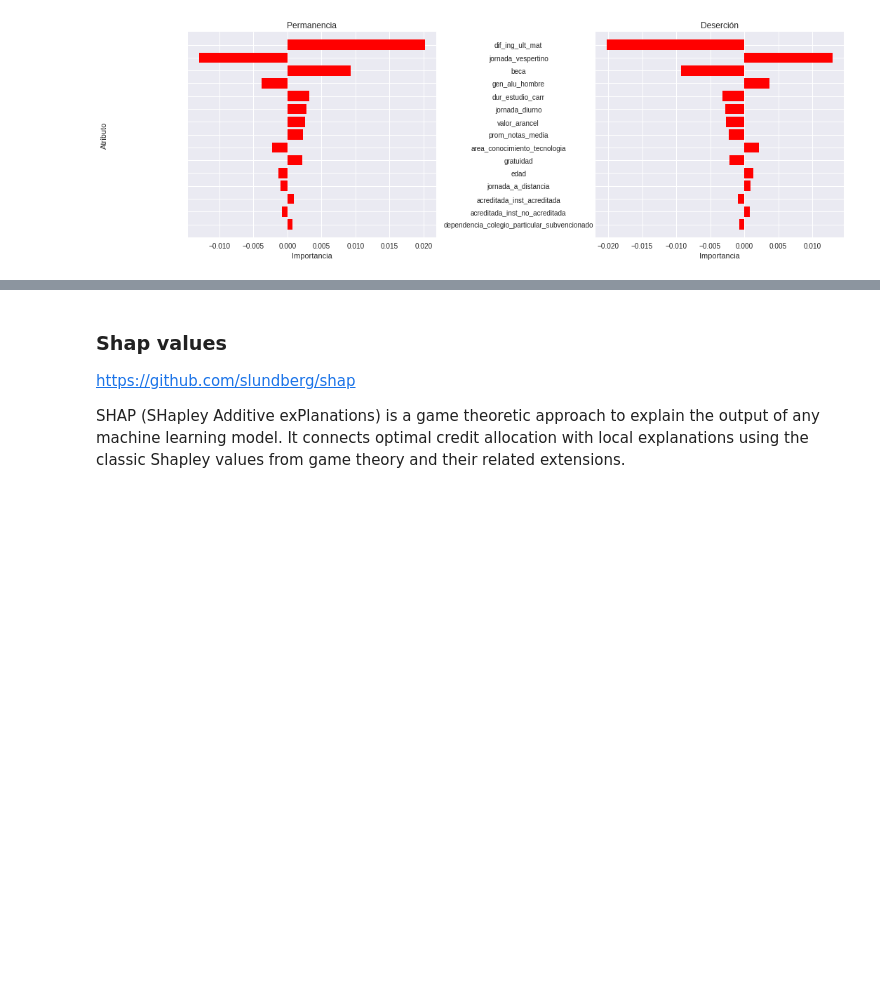
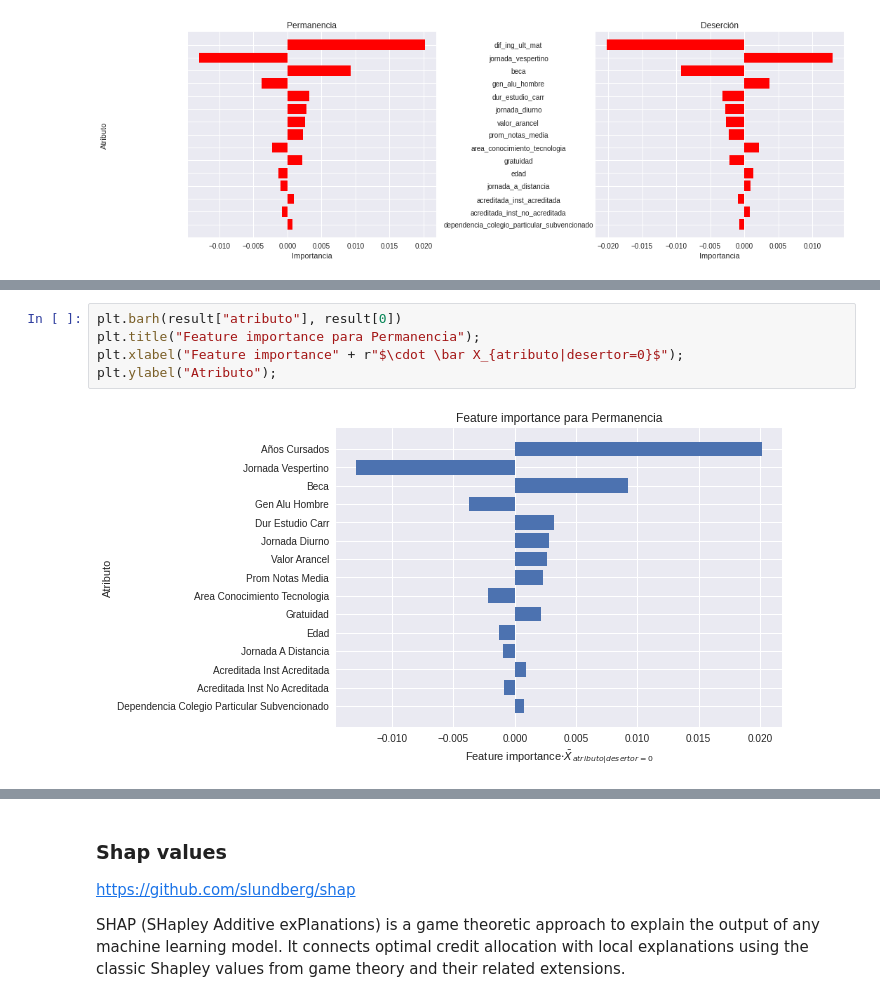
Before and after one commit to GianniCatBug/MDS7201-mineduc-desercion, a Jupyter notebook: notebooks/7-modelos.ipynb, the cells around one changed output, grey strips where cells are left out. Drawn from its saved outputs; the diff is of its cells as text; blank space fills up the shorter version.

```diff
--- a/notebooks/7-modelos.ipynb
+++ b/notebooks/7-modelos.ipynb
@@ -424,0 +444,7 @@ plt.tight_layout()
+# %%
+plt.barh(result["atributo"], result[0])
+plt.title("Feature importance para Permanencia");
+plt.xlabel("Feature importance" + r"$\cdot \bar X_{atributo|desertor=0}$");
+plt.ylabel("Atributo");
+# %% [output]
+[figure, added]
```
Also changed, not shown: parts of 11 cells of this notebook, 1 other file.
